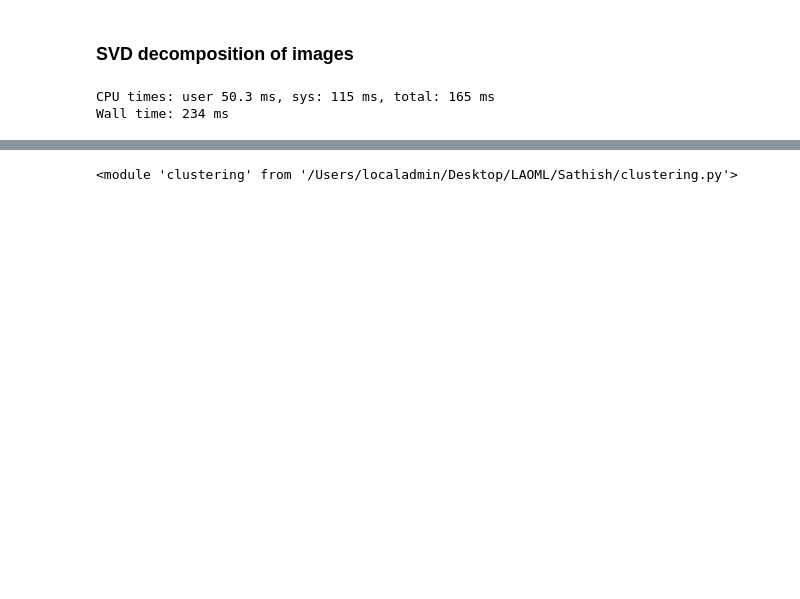
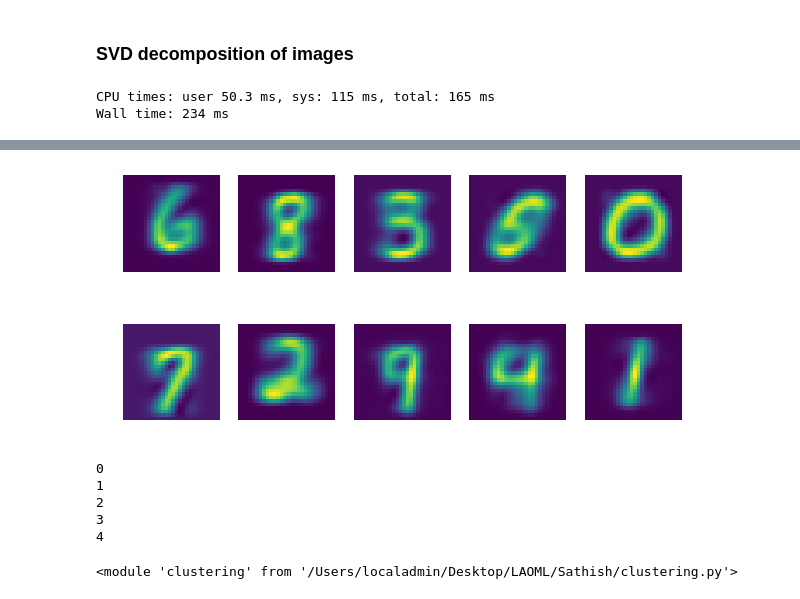
Before and after one commit to Satin21/Linear-Algebra-and-optimization-for-machine-learning, a Jupyter notebook: Sathish/Clustering.ipynb, the cells around one changed output, grey strips where cells are left out. Saved outputs shown, nothing was run; the diff lists cells and outputs as text; code cells hidden in the pictures; blank space fills up the shorter version.

```diff
--- a/Sathish/Clustering.ipynb
+++ b/Sathish/Clustering.ipynb
@@ -26,0 +22,3 @@ find_accuracy(10, y, min_distance)
+# %%
+compressed = np.array(list(map(lambda x : SVD(x.reshape(28, -1), L = 3).flatten(), X)))
+positions, max_distance = cluster_initialization(X, 10)
@@ -26,0 +65,6 @@ find_accuracy(10, y, min_distance)
+# %%
+clusters = {}
+for i, index in enumerate(positions[np.argmax(max_distance)]):
+    clusters[i] = [index]
+# %%
+to_plot = np.array(list(clusters.values())).reshape(2, -1)
@@ -27,3 +75,33 @@ find_accuracy(10, y, min_distance)
+# %%
+fig, ax = plt.subplots(2, 5, figsize = (10, 5))
+to_plot = np.array(list(clusters.values())).reshape(2, -1)
+for i in range(5):
+    ax[0][i].imshow(centroids[i].reshape(28, -1))
+    ax[0][i].axis('off')
+
+for i in range(5, 10):
+    ax[1][i - 5].imshow(centroids[i].reshape(28, -1))
+    ax[1][i - 5].axis('off')
+
+plt.savefig("SVD_final_centroids_L=3_Kmeans.pdf", format="pdf", bbox_inches="tight")
+# %% [output]
+[figure, added]
+# %%
+T, Accuracy = [], []
+
+for i in range(5):
+    print(i)
+    t1 = time.time()
+    centroids, min_distance = K_means_clustering(np.array(X), 10, subset = len(X), tolerance = 1e7)
+    t2 = time.time()
+    T.append(t2-t1)
+    Accuracy.append(find_accuracy(10, y, min_distance))
+# %% [output]
+0
+1
+2
+3
+4
 # %%
 importlib.reload(clustering)
 # %% [output]
```
Also changed, not shown: parts of 16 cells of this notebook, 11 other files.
